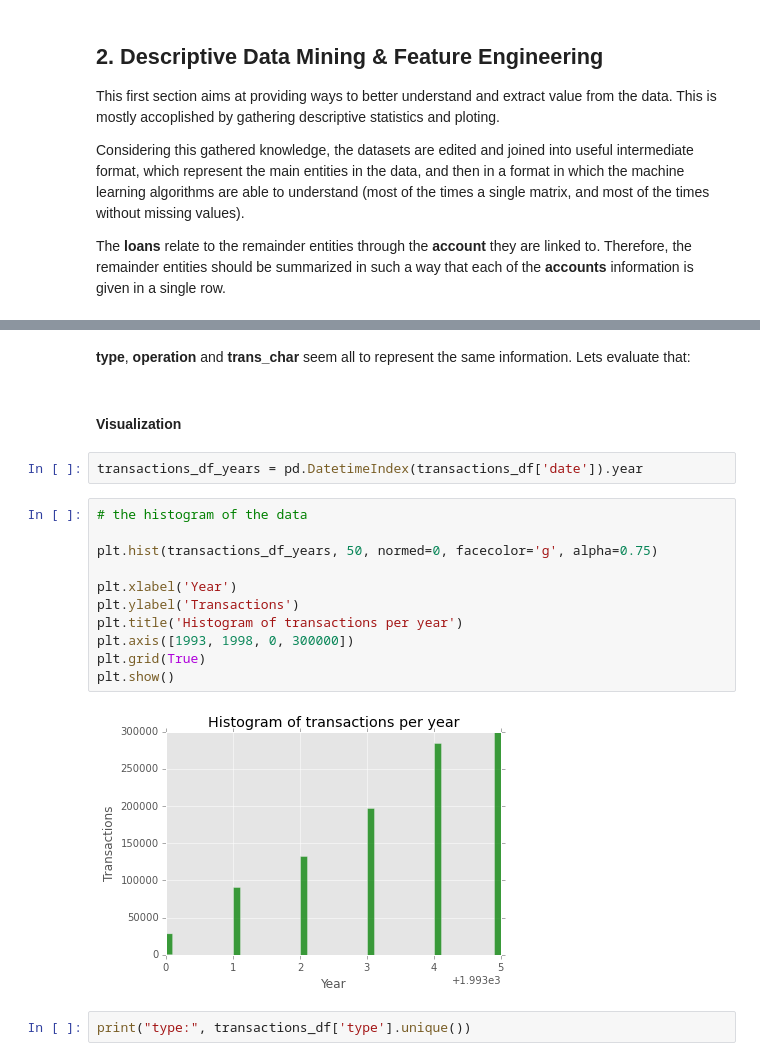
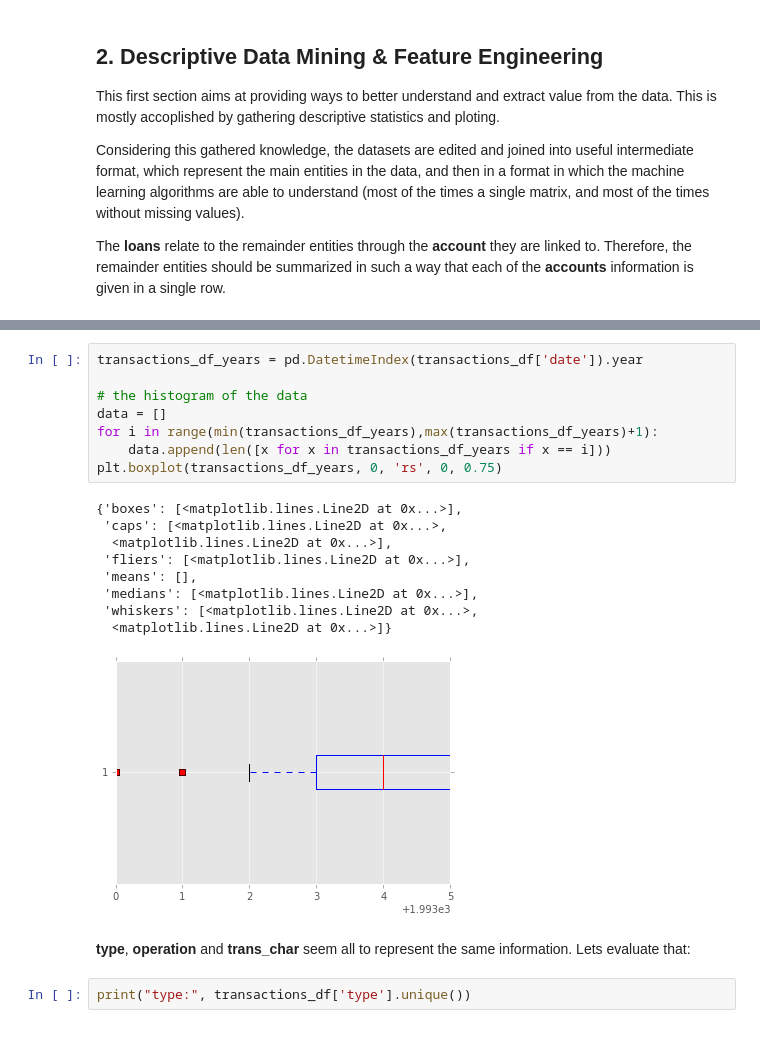
Before and after one commit to diogojapinto/banking-project, a Jupyter notebook: Banking Project - Rui.ipynb, the cells around one changed output, grey strips where cells are left out. Saved outputs shown, nothing was run; the diff lists cells and outputs as text.

```diff
--- a/Banking Project - Rui.ipynb
+++ b/Banking Project - Rui.ipynb
@@ -356,25 +450,26 @@ transactions_df.describe(include='all')
 | 50% | 2434.000000 | NaN | NaN | NaN | 2100.000000 | 33143.400000 | NaN | NaN | 45750951.000000 |
 | 75% | 3660.000000 | NaN | NaN | NaN | 6800.000000 | 49603.625000 | NaN | NaN | 72013407.000000 |
 | max | 11382.000000 | NaN | NaN | NaN | 87400.000000 | 209637.000000 | NaN | NaN | 99994199.000000 |
+# %%
+transactions_df_years = pd.DatetimeIndex(transactions_df['date']).year
+
+# the histogram of the data
+data = []
+for i in range(min(transactions_df_years),max(transactions_df_years)+1):
+    data.append(len([x for x in transactions_df_years if x == i]))
+plt.boxplot(transactions_df_years, 0, 'rs', 0, 0.75)
+# %% [output]
+{'boxes': [<matplotlib.lines.Line2D at 0x...>],
+ 'caps': [<matplotlib.lines.Line2D at 0x...>,
+  <matplotlib.lines.Line2D at 0x...>],
+ 'fliers': [<matplotlib.lines.Line2D at 0x...>],
+ 'means': [],
+ 'medians': [<matplotlib.lines.Line2D at 0x...>],
+ 'whiskers': [<matplotlib.lines.Line2D at 0x...>,
+  <matplotlib.lines.Line2D at 0x...>]}
+[figure, added]
 # %% [markdown]
 **type**, **operation** and **trans_char** seem all to represent the same information. Lets evaluate that:
-# %% [markdown]
-#### Visualization
-# %%
-transactions_df_years = pd.DatetimeIndex(transactions_df['date']).year
-# %%
-# the histogram of the data
-
-plt.hist(transactions_df_years, 50, normed=0, facecolor='g', alpha=0.75)
-
-plt.xlabel('Year')
-plt.ylabel('Transactions')
-plt.title('Histogram of transactions per year')
-plt.axis([1993, 1998, 0, 300000])
-plt.grid(True)
-plt.show()
-# %% [output]
-[figure, removed]
 # %%
 print("type:", transactions_df['type'].unique())
 # %% [output]
```
Also changed, not shown: parts of 79 cells of this notebook.
